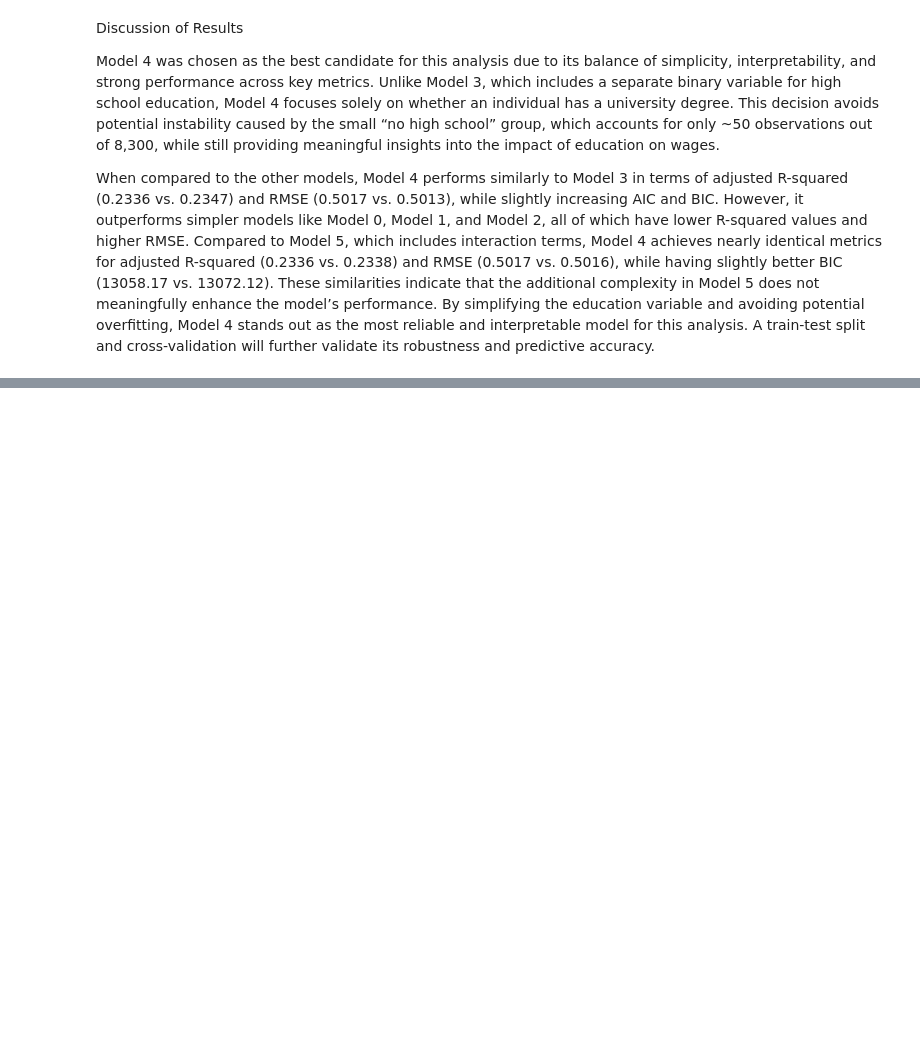
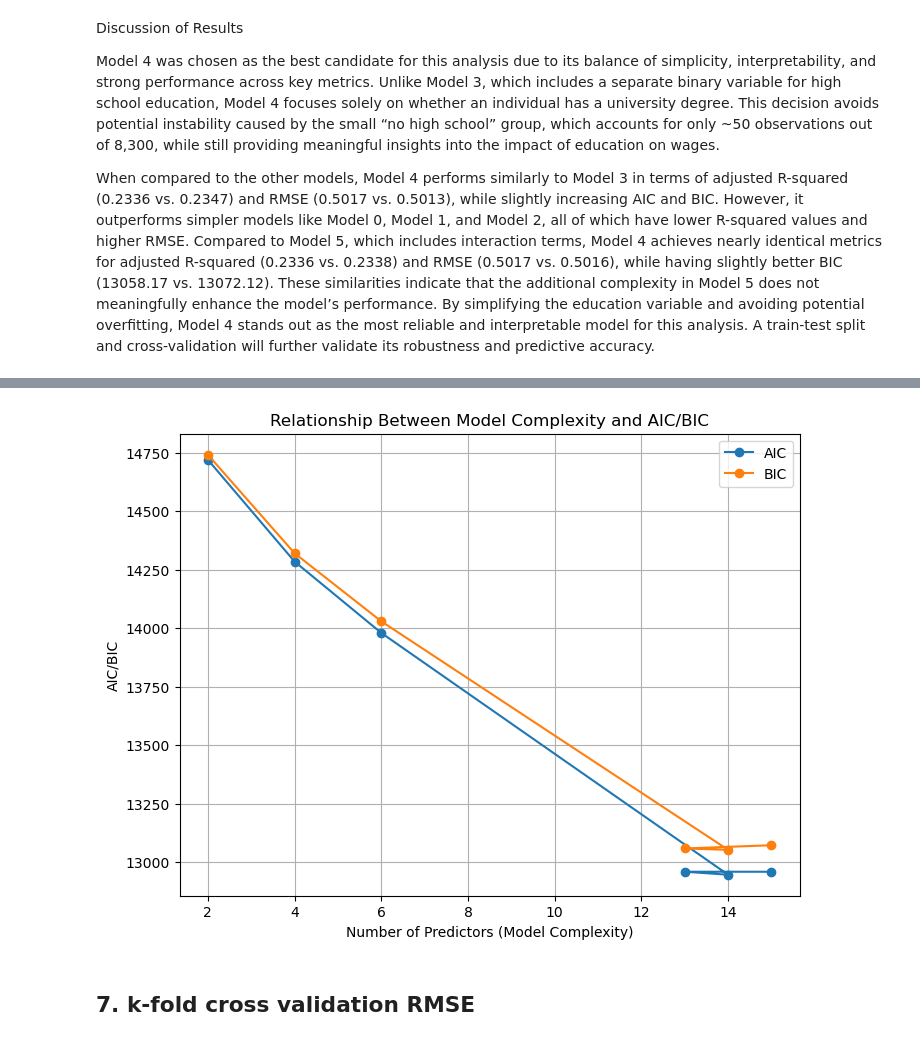
Before and after one commit to ghadena/DA3, a Jupyter notebook: practice assignment/code.ipynb, the cells around one changed output, grey strips where cells are left out. Saved outputs shown, nothing was run; the diff lists cells and outputs as text; code cells hidden in the pictures; blank space fills up the shorter version.

```diff
--- a/practice assignment/code.ipynb
+++ b/practice assignment/code.ipynb
@@ -337,0 +424,19 @@ When compared to the other models, Model 4 performs similarly to Model 3 in term
+# %%
+# AIC and BIC values
+aic_values = [14719.76, 14284.55, 13979.53, 12946.01, 12958.91, 12958.68]
+bic_values = [14741.03, 14320.00, 14029.16, 13052.36, 13058.17, 13072.12]
+
+# Plot AIC and BIC vs. Model Complexity
+plt.figure(figsize=(8, 6))
+plt.plot(num_predictors, aic_values, marker='o', label='AIC')
+plt.plot(num_predictors, bic_values, marker='o', label='BIC')
+plt.title('Relationship Between Model Complexity and AIC/BIC')
+plt.xlabel('Number of Predictors (Model Complexity)')
+plt.ylabel('AIC/BIC')
+plt.grid(True)
+plt.legend()
+plt.show()
+# %% [output]
+[figure, added]
+# %% [markdown]
+## 7. k-fold cross validation RMSE
```
Also changed, not shown: parts of 29 cells of this notebook.
